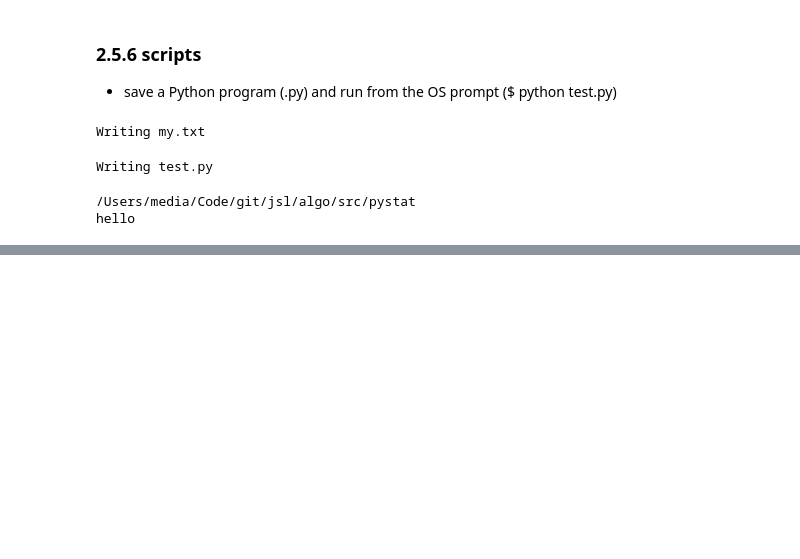
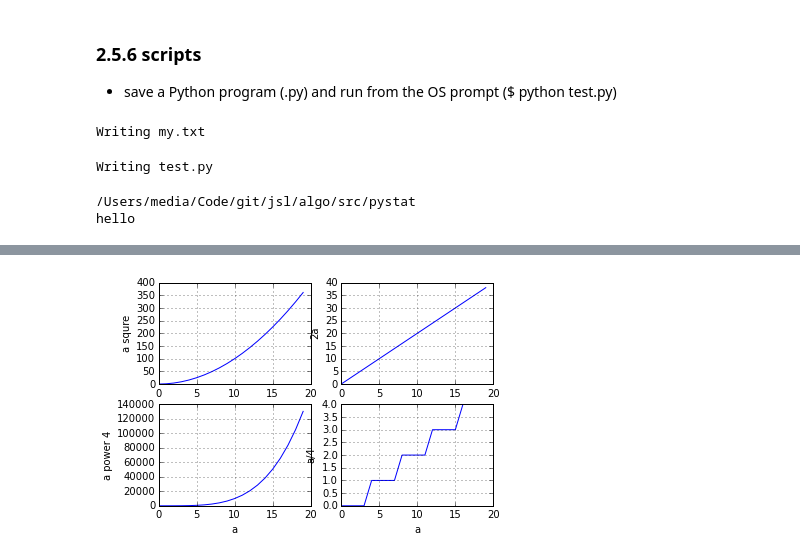
Before and after one commit to smu405/s, a Jupyter notebook: st_intro.ipynb, the cells around one changed output, grey strips where cells are left out. Saved outputs shown, nothing was run; the diff lists cells and outputs as text; code cells hidden in the pictures; blank space fills up the shorter version.

```diff
--- a/st_intro.ipynb
+++ b/st_intro.ipynb
@@ -477,0 +690,29 @@ show()
+# %%
+fig=plt.figure()
+ax221=fig.add_subplot(221)
+ax221.plot(a,a**2)
+ax221.set_xlabel('a')
+ax221.set_ylabel('a squre')
+ax221.grid()
+
+ax222=fig.add_subplot(222)
+ax222.plot(a,a*2)
+ax222.set_xlabel('a')
+ax222.set_ylabel('2a')
+ax222.grid()
+
+ax223=fig.add_subplot(223)
+ax223.plot(a,a**4)
+ax223.set_xlabel('a')
+ax223.set_ylabel('a power 4')
+ax223.grid()
+
+ax224=fig.add_subplot(224)
+ax224.plot(a,a/4)
+ax224.set_xlabel('a')
+ax224.set_ylabel('a/4')
+ax224.grid()
+
+plt.show()
+# %% [output]
+[figure, added]
```
Also changed, not shown: parts of 44 cells of this notebook, 1 other file.
